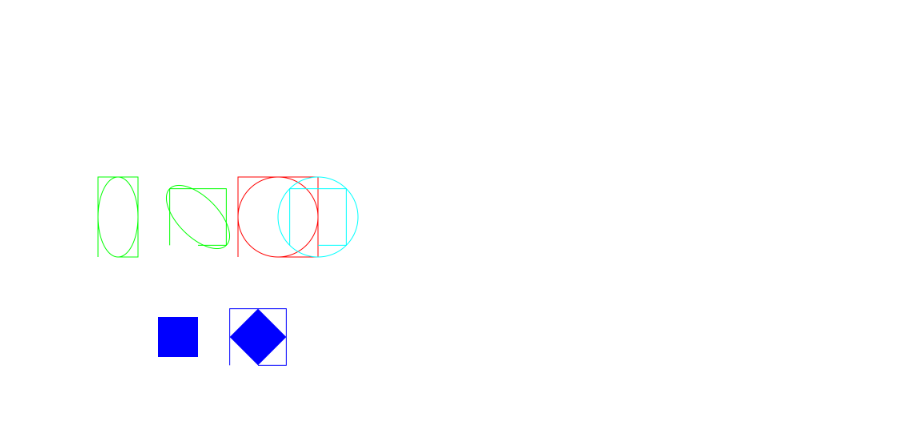
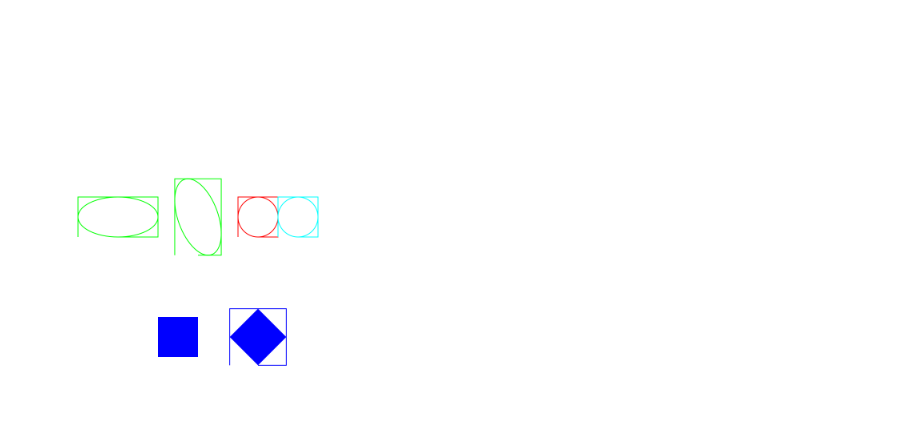
Before and after one commit to jon21o/Drawing, a Jupyter notebook: test_shapes1.ipynb, the cells around one changed output. Drawn from its saved outputs; the diff is of its cells as text; code cells hidden in the pictures.

Commit message:
Implemented circle/ellipse bounding box

```diff
--- a/test_shapes1.ipynb
+++ b/test_shapes1.ipynb
@@ -202,13 +202,3 @@ def draw(context, width, height):
     rect3.draw_fill(context, 0, 0, 1)
 # %% [output]
 [figure]
-# %%
-@disp
-def draw(context, width, height):
-    rect1 = Shapes.My_Rectangle(
-        ref_pt="bot_left", ref_pt_x=100, ref_pt_y=100, width=25, height=25
-    )
-
-    print(rect1.pts["pt1"])
-    print(rect1.pts["pt2"])
-    print(rect1.mid_pts)
@@ -262,10 +233,10 @@ def draw(context, width, height):
         ref_pt="mid_left", ref_pt_x=300, ref_pt_y=200, width=100, height=100
     )
     circ1 = Shapes.My_Circle(
-        ref_pt="left", ref_pt_x=500, ref_pt_y=500, radius=100
+        ref_pt="left", ref_pt_x=500, ref_pt_y=500, radius=50
     )
     ellipse1 = Shapes.My_Ellipse(
-        ref_pt="center", ref_pt_x=200, ref_pt_y=500, x_radius=50, y_radius=100
+        ref_pt="center", ref_pt_x=200, ref_pt_y=500, x_radius=100, y_radius=50
     )
 
     rect1.draw_fill(context, 0, 0, 1)
@@ -292,39 +263,39 @@ def draw(context, width, height):
     context.line_to(circ1.bbox_mid_bot.loc[dict(dim="x")], circ1.bbox_mid_bot.loc[dict(dim="y")])
     circ1.draw_stroke(context, 1, 0, 0)
     circ1.translate(100, 0)
-    circ1.rotate(45)
+    circ1.rotate(135)
     circ1.draw_stroke(context, 0, 1, 1)
     context.move_to(circ1.bbox_bot_left.loc[dict(dim="x")], circ1.bbox_bot_left.loc[dict(dim="y")])
     context.line_to(circ1.bbox_mid_left.loc[dict(dim="x")], circ1.bbox_mid_left.loc[dict(dim="y")])
     context.line_to(circ1.bbox_top_left.loc[dict(dim="x")], circ1.bbox_top_left.loc[dict(dim="y")])
     context.line_to(circ1.bbox_mid_top.loc[dict(dim="x")], circ1.bbox_mid_top.loc[dict(dim="y")])
     context.line_to(circ1.bbox_top_right.loc[dict(dim="x")], circ1.bbox_top_right.loc[dict(dim="y")])
     context.line_to(circ1.bbox_mid_right.loc[dict(dim="x")], circ1.bbox_mid_right.loc[dict(dim="y")])
     context.line_to(circ1.bbox_bot_right.loc[dict(dim="x")], circ1.bbox_bot_right.loc[dict(dim="y")])
     context.line_to(circ1.bbox_mid_bot.loc[dict(dim="x")], circ1.bbox_mid_bot.loc[dict(dim="y")])
     context.stroke()
 
     ellipse1.draw_stroke(context, 0, 1, 0)
     context.move_to(ellipse1.bbox_bot_left.loc[dict(dim="x")], ellipse1.bbox_bot_left.loc[dict(dim="y")])
     context.line_to(ellipse1.bbox_mid_left.loc[dict(dim="x")], ellipse1.bbox_mid_left.loc[dict(dim="y")])
     context.line_to(ellipse1.bbox_top_left.loc[dict(dim="x")], ellipse1.bbox_top_left.loc[dict(dim="y")])
     context.line_to(ellipse1.bbox_mid_top.loc[dict(dim="x")], ellipse1.bbox_mid_top.loc[dict(dim="y")])
     context.line_to(ellipse1.bbox_top_right.loc[dict(dim="x")], ellipse1.bbox_top_right.loc[dict(dim="y")])
     context.line_to(ellipse1.bbox_mid_right.loc[dict(dim="x")], ellipse1.bbox_mid_right.loc[dict(dim="y")])
     context.line_to(ellipse1.bbox_bot_right.loc[dict(dim="x")], ellipse1.bbox_bot_right.loc[dict(dim="y")])
     context.line_to(ellipse1.bbox_mid_bot.loc[dict(dim="x")], ellipse1.bbox_mid_bot.loc[dict(dim="y")])
     context.stroke()
     ellipse1.translate(200, 0)
-    ellipse1.rotate(45)
+    ellipse1.rotate(110)
     ellipse1.draw_stroke(context, 0, 1, 0)
     context.move_to(ellipse1.bbox_bot_left.loc[dict(dim="x")], ellipse1.bbox_bot_left.loc[dict(dim="y")])
     context.line_to(ellipse1.bbox_mid_left.loc[dict(dim="x")], ellipse1.bbox_mid_left.loc[dict(dim="y")])
     context.line_to(ellipse1.bbox_top_left.loc[dict(dim="x")], ellipse1.bbox_top_left.loc[dict(dim="y")])
     context.line_to(ellipse1.bbox_mid_top.loc[dict(dim="x")], ellipse1.bbox_mid_top.loc[dict(dim="y")])
     context.line_to(ellipse1.bbox_top_right.loc[dict(dim="x")], ellipse1.bbox_top_right.loc[dict(dim="y")])
     context.line_to(ellipse1.bbox_mid_right.loc[dict(dim="x")], ellipse1.bbox_mid_right.loc[dict(dim="y")])
     context.line_to(ellipse1.bbox_bot_right.loc[dict(dim="x")], ellipse1.bbox_bot_right.loc[dict(dim="y")])
     context.line_to(ellipse1.bbox_mid_bot.loc[dict(dim="x")], ellipse1.bbox_mid_bot.loc[dict(dim="y")])
     context.stroke()
 # %% [output]
-[figure, old version]
+[figure, new version]
```
Also changed, not shown: parts of 2 cells of this notebook, 1 other file.
